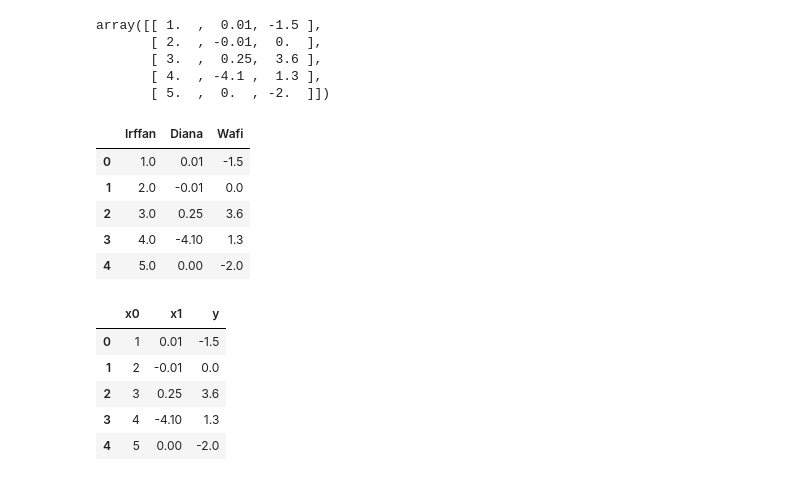
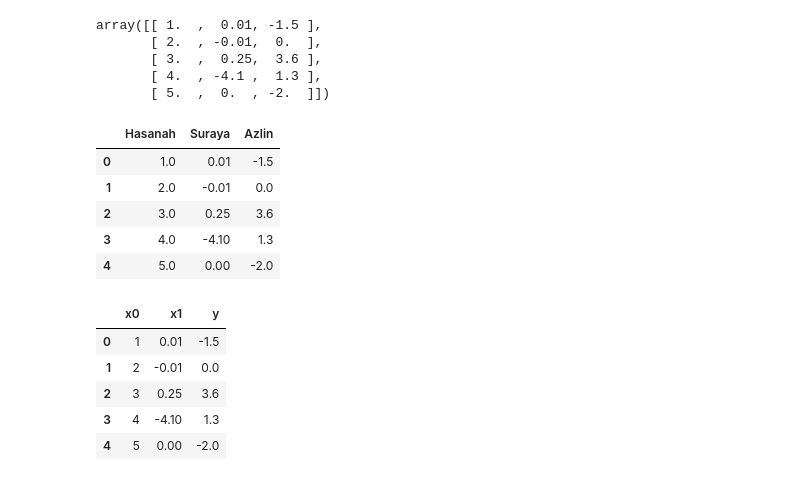
Before and after one commit to surayajohari/STQD6014-Data-Science, a Jupyter notebook: suraya_Week14_Modelling_20240121_WC.ipynb, the cells around one changed output. Drawn from its saved outputs; the diff is of its cells as text; code cells hidden in the pictures.

```diff
--- a/suraya_Week14_Modelling_20240121_WC.ipynb
+++ b/suraya_Week14_Modelling_20240121_WC.ipynb
@@ -46,8 +48,10 @@ array([[ 1.  ,  0.01, -1.5 ],
        [ 5.  ,  0.  , -2.  ]])
 # %%
 # Convert the numpy array back to DataFrame
+df2 = pd.DataFrame(data.to_numpy(), columns=['Hasanah', 'Suraya', 'Azlin'])
+df2
 # %% [output]
-|  | Irffan | Diana | Wafi |
+|  | Hasanah | Suraya | Azlin |
 | 0 | 1.0 | 0.01 | -1.5 |
 | 1 | 2.0 | -0.01 | 0.0 |
 | 2 | 3.0 | 0.25 | 3.6 |
```
Also changed, not shown: parts of 10 cells of this notebook.
